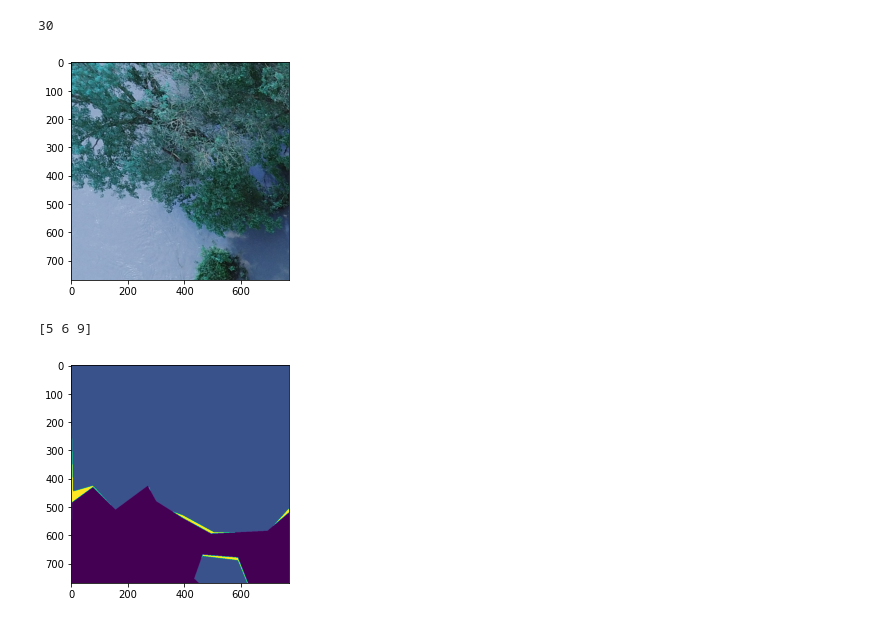
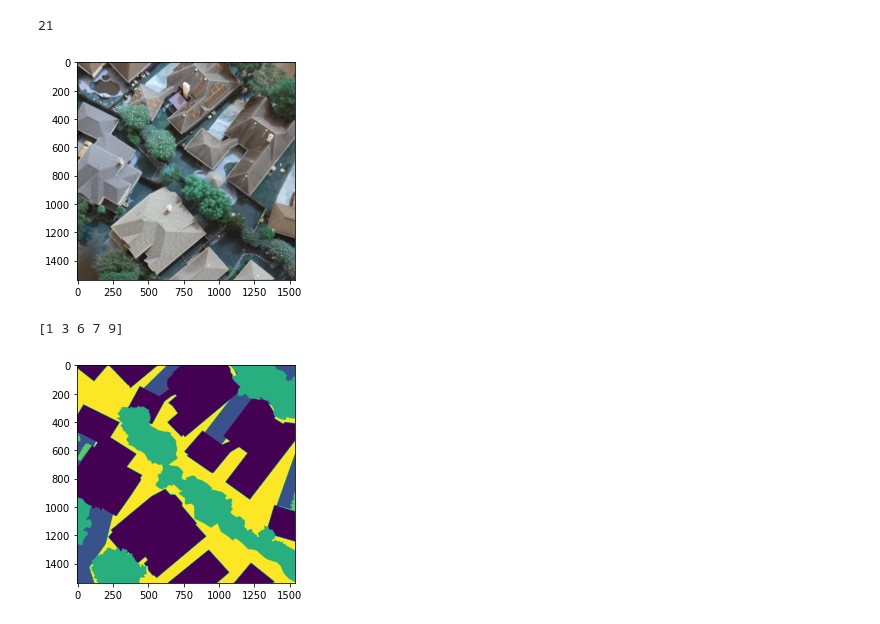
Before and after one commit to goirik-chakrabarty/Image-Segmentation-FloodNet, a Jupyter notebook: training.ipynb, the cells around one changed output. Cells and saved outputs as stored; diff of their text form; code cells hidden in the pictures.

```diff
--- a/training.ipynb
+++ b/training.ipynb
@@ -18,13 +21,13 @@ import PSPnet
 # Global Variables
 
 # Model specifications
-num_imgs = 5
+num_imgs = 12
 epochs = 25
 power = 0.9
 learning_rate = 0.0001
 momentum = 0.9
 dropout = 0.2
-train_grid_size = 768       # 384 or 768
+train_grid_size = 2*768       # 384 or 768
 dt = datetime.datetime.now().strftime("%Y%m%d-%H%M%S")
 model_name = dt +'PSPNet'
 
@@ -96,20 +99,20 @@ train_flooded_masks = np.array(train_flooded_masks)
 # %%
 # Sanity Check
 rn = randint(0,(num_imgs*h_n*w_n)-1)
-rn = 30
+rn = 21
 img_san = train_flooded_imgs[rn]
 mask_san = train_flooded_masks[rn]
 plt.imshow(img_san)
 print(rn)
 # %% [output]
-30
+21
-[figure, old version]
+[figure, new version]
 # %%
 plt.imshow(mask_san)
 print(np.unique(mask_san))
 # %% [output]
-[5 6 9]
+[1 3 6 7 9]
-[figure, old version]
+[figure, new version]
 # %%
 # Re-encoding the masks because the segmentation models library accepts only labels from [0, ... , n]
 labelencoder = LabelEncoder()
```
Also changed, not shown: parts of 1 cell of this notebook.
